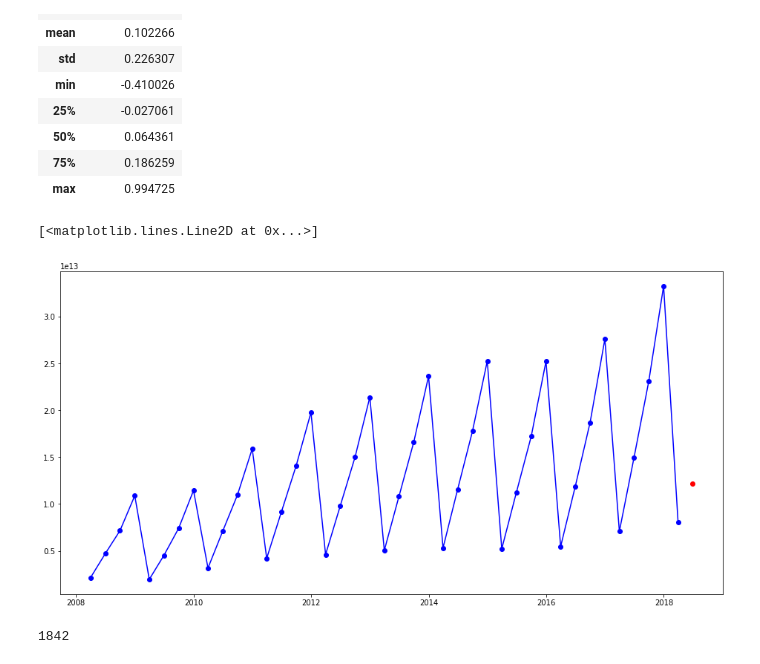
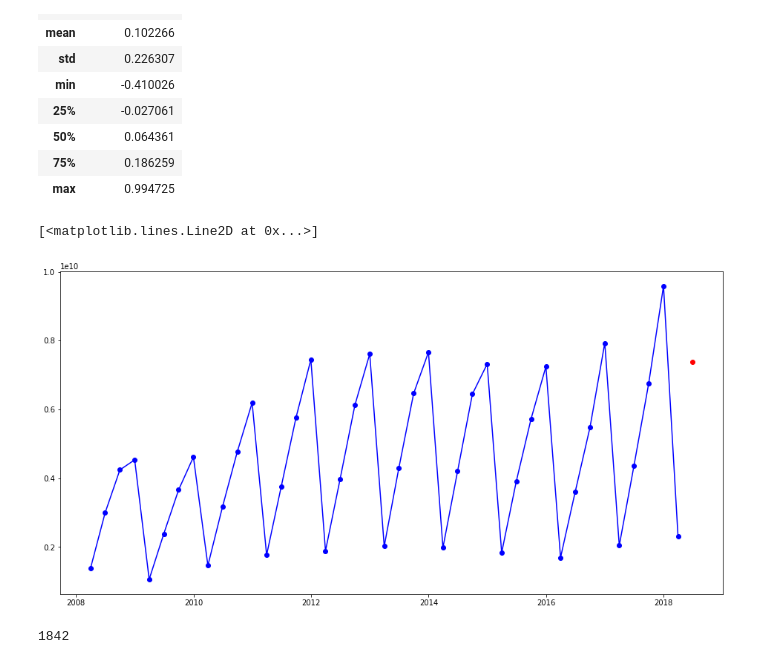
Before and after one commit to hyang1985/-, a Jupyter notebook: 上市公司营收预测.ipynb, the cells around one changed output. Cells and saved outputs as stored; diff of their text form; code cells hidden in the pictures.

```diff
--- a/上市公司营收预测.ipynb
+++ b/上市公司营收预测.ipynb
@@ -138,16 +154,4 @@ for symbol in train['TICKER_SYMBOL'].unique():
 print (Revenue_na)
 # %% [output]
 ['600145', '600149', '600421', '600738', '900957']
-# %%
-#将营收为空的值填充，采用双向填充
-j=1
-for symbol in Revenue_na:
-    temp=train[train['TICKER_SYMBOL']==symbol]['REVENUE'].copy()
-    #temp=temp.interpolate()
-    #plt.subplot(5,1,j)
-    #plt.plot(train.loc[train['TICKER_SYMBOL']==symbol]['REVENUE'])
-    #j=j+1
-    #plt.show()
-    #for idx in temp.index:
-    #train.loc[train.TICKER_SYMBOL==symbol,'REVENUE']=temp
 # %%
@@ -357,14 +362,15 @@ predict_each_stock[['GROWTH_RATE']].describe()
 | 75% | 0.186259 |
 | max | 0.994725 |
 # %%
+###检查一下截至目前预测的公司，二季度营收预测值和前期相比的偏离
 #全市场营收平均值的时间序列图以及二季度营收的预测值
 fig = plt.figure(figsize=(16,8))
 #Income.loc['2008':]['REVENUE'].groupby(Income.index).mean()
-plt.plot(train['REVENUE'].groupby(train.index).sum(),'bo-')
-plt.plot(pd.to_datetime('2018-06-30',format='%Y-%m-%d'),predict_each_stock['REVENUE'].sum(),'ro')
+plt.plot(train['REVENUE'].groupby(train.index).mean(),'bo-')
+plt.plot(pd.to_datetime('2018-06-30',format='%Y-%m-%d'),predict_each_stock['REVENUE'].mean(),'ro')
 # %% [output]
 [<matplotlib.lines.Line2D at 0x...>]
-[figure, old version]
+[figure, new version]
 # %%
 #predict_each_stock=predict_each_stock[predict_each_stock['REVENUE']>0]
 # %%
```
Also changed, not shown: parts of 32 cells of this notebook.
